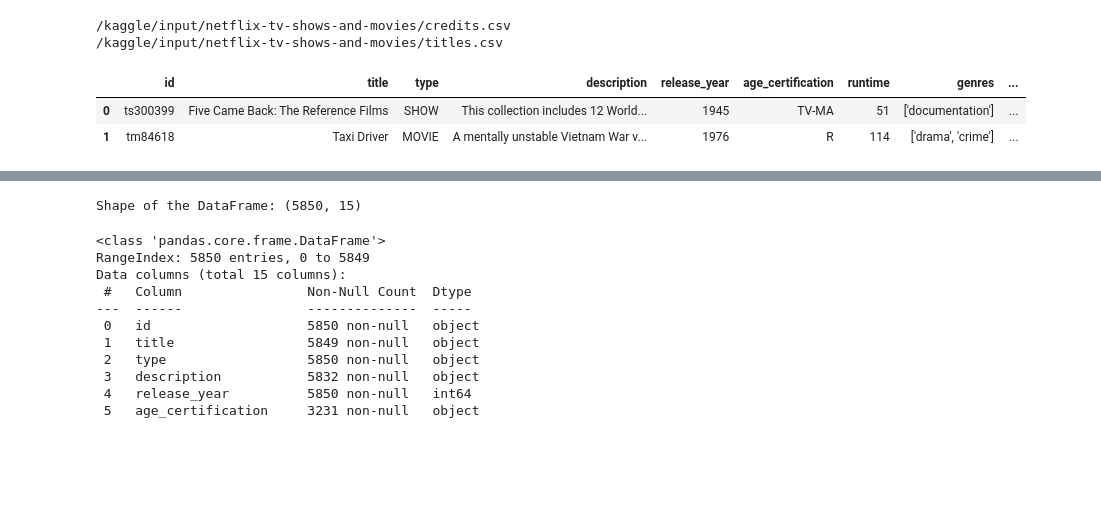
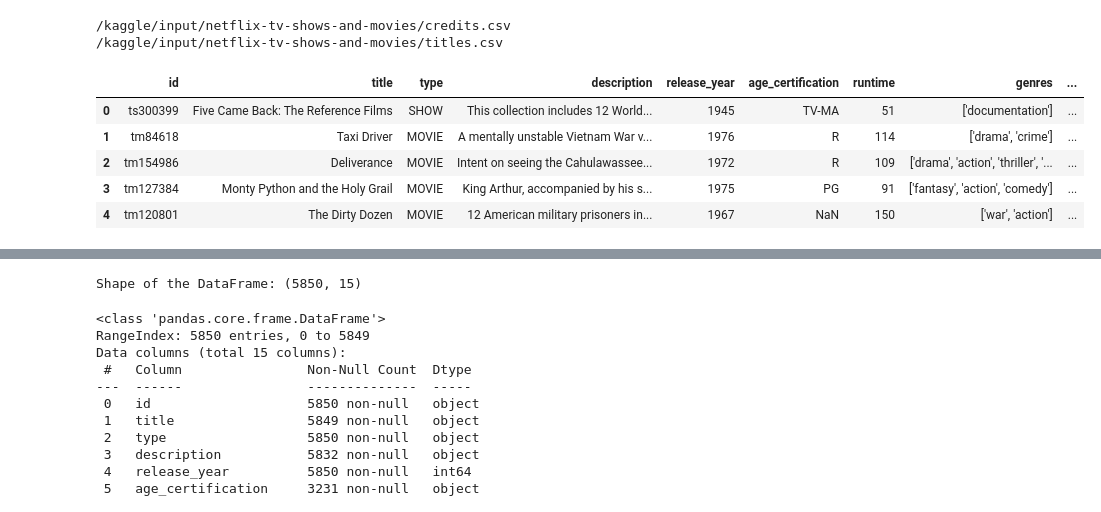
Before and after one commit to gladyswambura/The-Netflix-Oracle-Predicting-Your-Next-Favorite-, a Jupyter notebook: the-netflix-oracle-predicting-your-next-favorite.ipynb, the cells around one changed output, grey strips where cells are left out. Cells and saved outputs as stored; diff of their text form; code cells hidden in the pictures; blank space fills up the shorter version.

```diff
--- a/the-netflix-oracle-predicting-your-next-favorite.ipynb
+++ b/the-netflix-oracle-predicting-your-next-favorite.ipynb
@@ -30,8 +58,11 @@ for dirname, _, filenames in os.walk('/kaggle/input'):
 /kaggle/input/netflix-tv-shows-and-movies/titles.csv
 # %%
 df=pd.read_csv("/kaggle/input/netflix-tv-shows-and-movies/titles.csv")
-df.head(2)
+df.head(5)
 # %% [output]
 |  | id | title | type | description | release_year | age_certification | runtime | genres | ... |
 | 0 | ts300399 | Five Came Back: The Reference Films | SHOW | This collection includes 12 World... | 1945 | TV-MA | 51 | ['documentation'] | ... |
 | 1 | tm84618 | Taxi Driver | MOVIE | A mentally unstable Vietnam War v... | 1976 | R | 114 | ['drama', 'crime'] | ... |
+| 2 | tm154986 | Deliverance | MOVIE | Intent on seeing the Cahulawassee... | 1972 | R | 109 | ['drama', 'action', 'thriller', '... | ... |
+| 3 | tm127384 | Monty Python and the Holy Grail | MOVIE | King Arthur, accompanied by his s... | 1975 | PG | 91 | ['fantasy', 'action', 'comedy'] | ... |
+| 4 | tm120801 | The Dirty Dozen | MOVIE | 12 American military prisoners in... | 1967 | NaN | 150 | ['war', 'action'] | ... |
```
Also changed, not shown: parts of 23 cells of this notebook.
